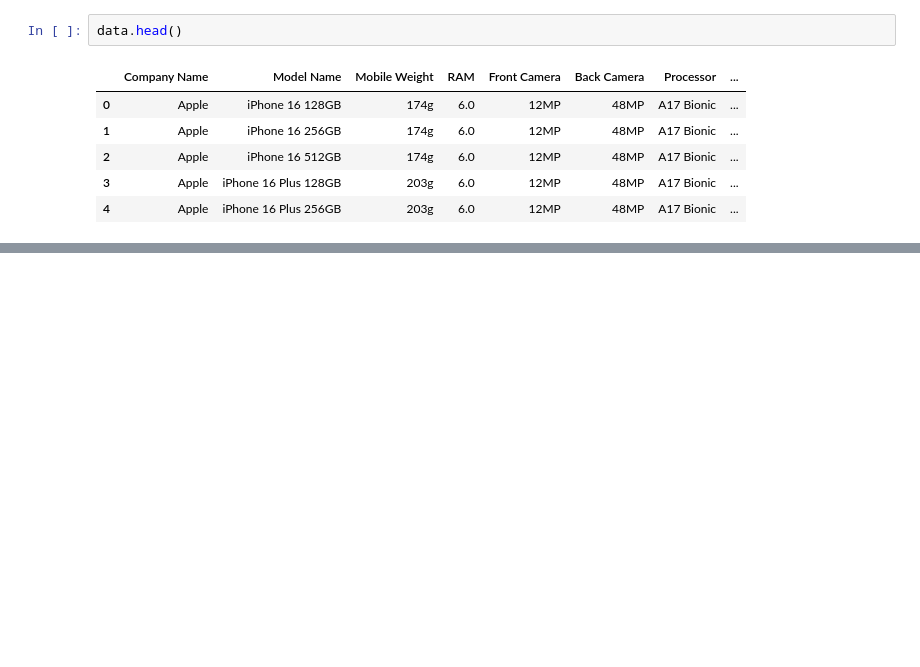
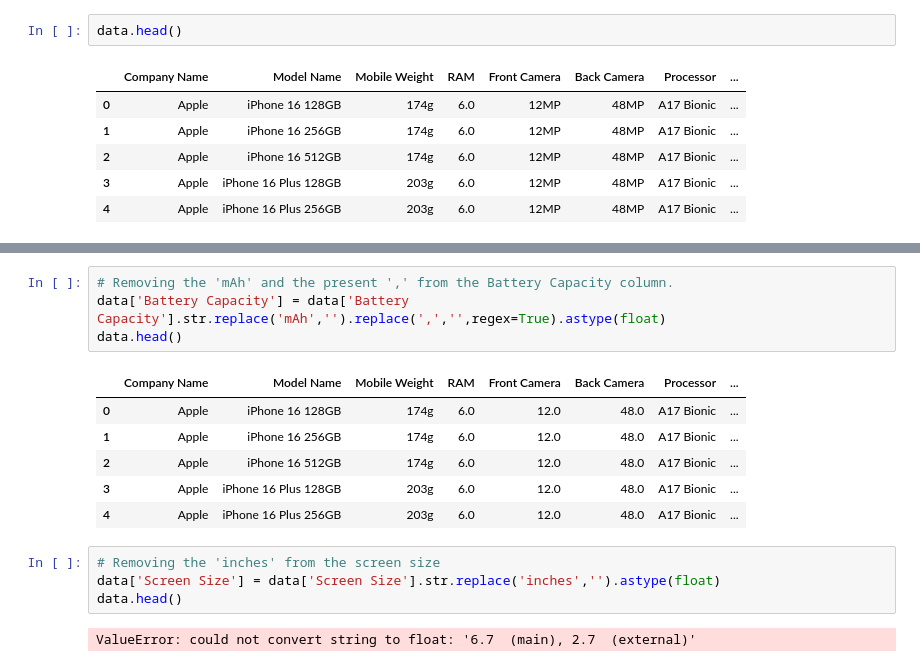
Before and after one commit to GENTLEW1ND/Python, a Jupyter notebook: Smartphone_price_prediction.ipynb, the cells around one changed output, grey strips where cells are left out. Drawn from its saved outputs; the diff is of its cells as text; blank space fills up the shorter version.

```diff
--- a/Smartphone_price_prediction.ipynb
+++ b/Smartphone_price_prediction.ipynb
@@ -208,0 +211,17 @@ data.tail()
+# %%
+# Removing the 'mAh' and the present ',' from the Battery Capacity column.
+data['Battery Capacity'] = data['Battery Capacity'].str.replace('mAh','').replace(',','',regex=True).astype(float)
+data.head()
+# %% [output]
+|  | Company Name | Model Name | Mobile Weight | RAM | Front Camera | Back Camera | Processor | ... |
+| 0 | Apple | iPhone 16 128GB | 174g | 6.0 | 12.0 | 48.0 | A17 Bionic | ... |
+| 1 | Apple | iPhone 16 256GB | 174g | 6.0 | 12.0 | 48.0 | A17 Bionic | ... |
+| 2 | Apple | iPhone 16 512GB | 174g | 6.0 | 12.0 | 48.0 | A17 Bionic | ... |
+| 3 | Apple | iPhone 16 Plus 128GB | 203g | 6.0 | 12.0 | 48.0 | A17 Bionic | ... |
+| 4 | Apple | iPhone 16 Plus 256GB | 203g | 6.0 | 12.0 | 48.0 | A17 Bionic | ... |
+# %%
+# Removing the 'inches' from the screen size
+data['Screen Size'] = data['Screen Size'].str.replace('inches','').astype(float)
+data.head()
+# %% [output]
+ValueError: could not convert string to float: '6.7  (main), 2.7  (external)'
```
Also changed, not shown: parts of 2 cells of this notebook.
